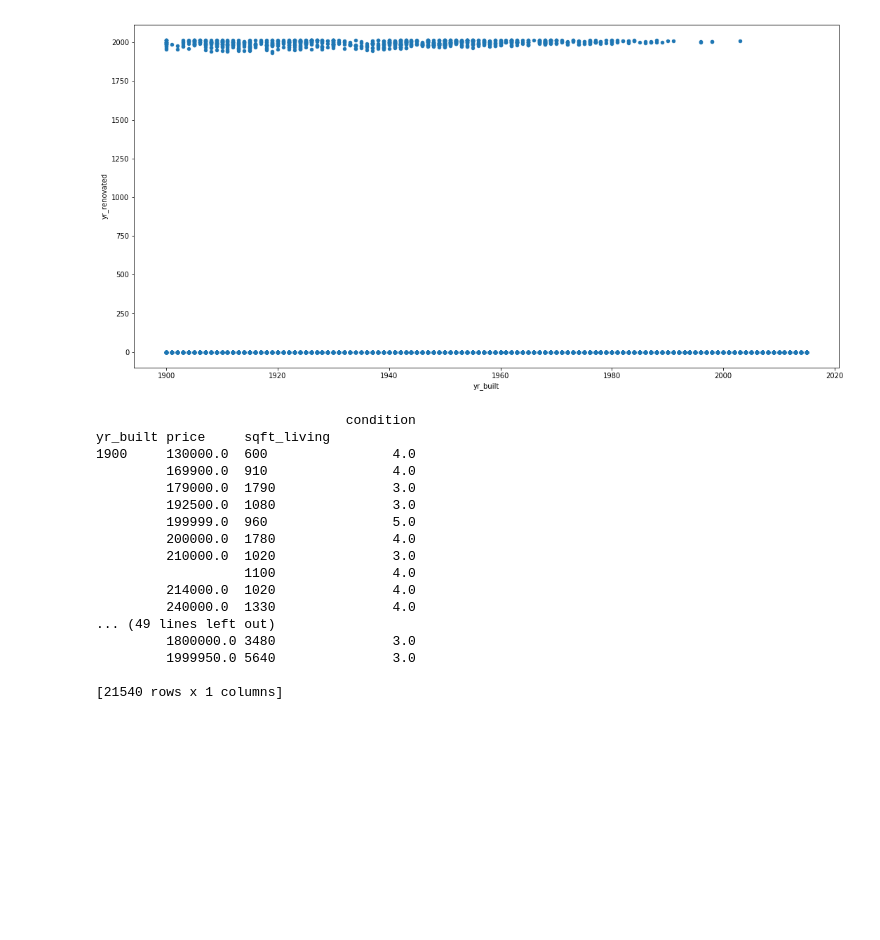
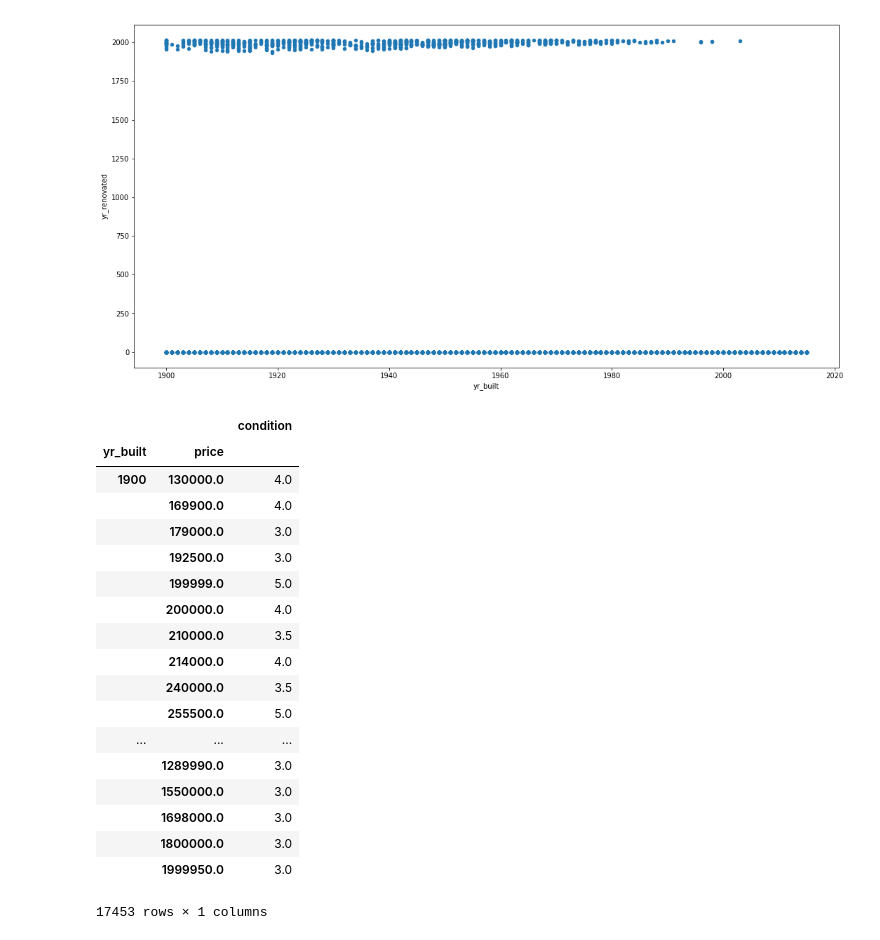
Before and after one commit to dhrumil24patel/NEU_Assignments, a Jupyter notebook: ADS/assignment-1/my_notebook.ipynb, the cells around one changed output. Drawn from its saved outputs; the diff is of its cells as text; code cells hidden in the pictures; blank space fills up the shorter version.

```diff
--- a/ADS/assignment-1/my_notebook.ipynb
+++ b/ADS/assignment-1/my_notebook.ipynb
@@ -665,23 +650,26 @@ df.plot.scatter(x= 'yr_built',y = 'yr_renovated')
 <matplotlib.axes._subplots.AxesSubplot at 0x...>
 [figure]
 # %%
-impute_grps = df.pivot_table(values=["condition"], index=["yr_built","price","sqft_living"], aggfunc=np.mean)
-print (impute_grps)
+grouping_pivot = pd.pivot_table(df, values='condition', index=['yr_built','price'])
-# %% [output]
-                                condition
-yr_built price     sqft_living
-1900     130000.0  600                4.0
-         169900.0  910                4.0
-         179000.0  1790               3.0
-         192500.0  1080               3.0
-         199999.0  960                5.0
-         200000.0  1780               4.0
-         210000.0  1020               3.0
-                   1100               4.0
-         214000.0  1020               4.0
-         240000.0  1330               4.0
-... (49 lines left out)
-         1800000.0 3480               3.0
-         1999950.0 5640               3.0
-
-[21540 rows x 1 columns]
+# %%
+grouping_pivot
+# %% [output]
+|  |  | condition |
+| yr_built | price |  |
+| 1900 | 130000.0 | 4.0 |
+|  | 169900.0 | 4.0 |
+|  | 179000.0 | 3.0 |
+|  | 192500.0 | 3.0 |
+|  | 199999.0 | 5.0 |
+|  | 200000.0 | 4.0 |
+|  | 210000.0 | 3.5 |
+|  | 214000.0 | 4.0 |
+|  | 240000.0 | 3.5 |
+|  | 255500.0 | 5.0 |
+| ... | ... | ... |
+|  | 1289990.0 | 3.0 |
+|  | 1550000.0 | 3.0 |
+|  | 1698000.0 | 3.0 |
+|  | 1800000.0 | 3.0 |
+|  | 1999950.0 | 3.0 |
+17453 rows × 1 columns
```
Also changed, not shown: parts of 19 cells of this notebook, 3 other files.
